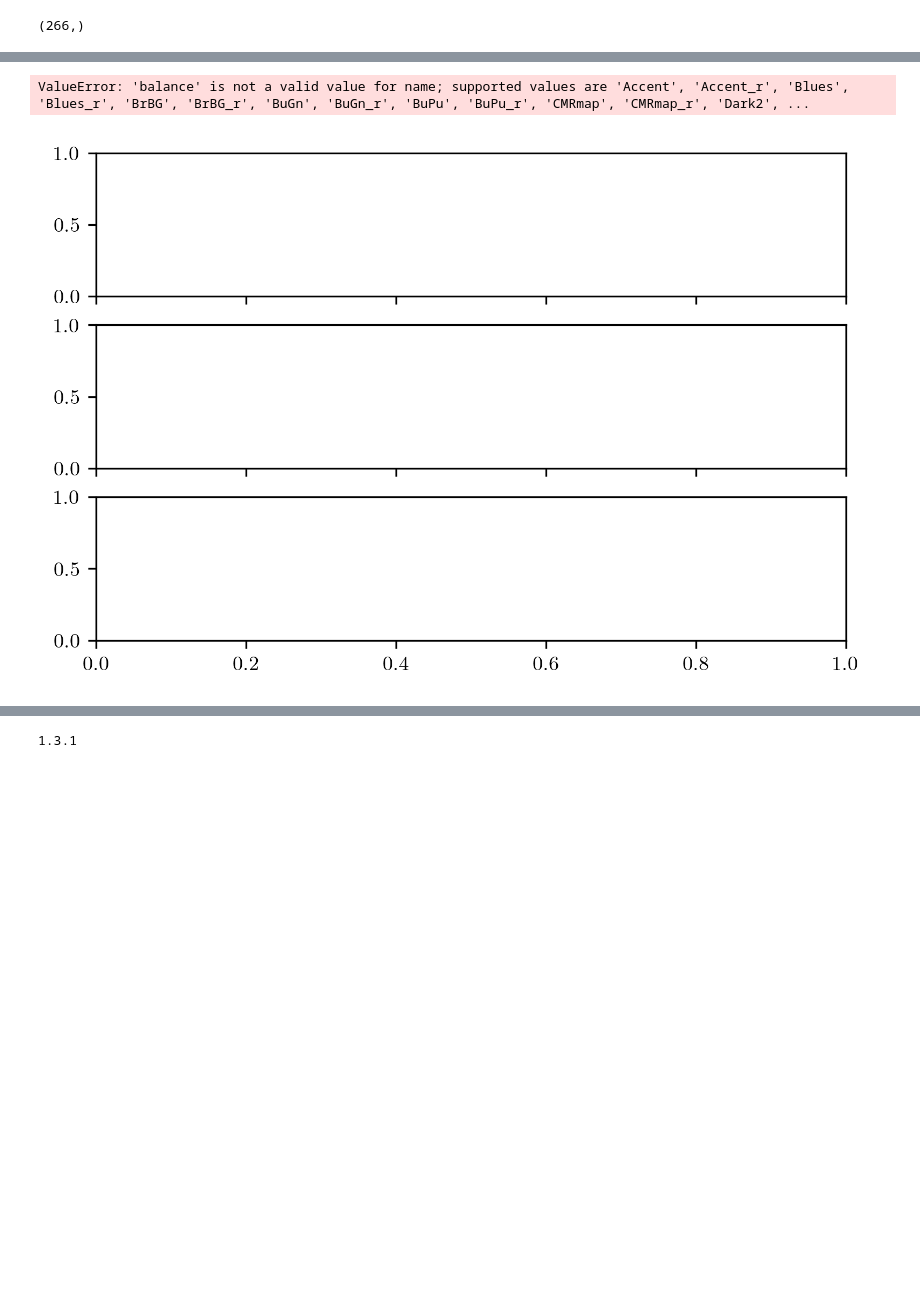
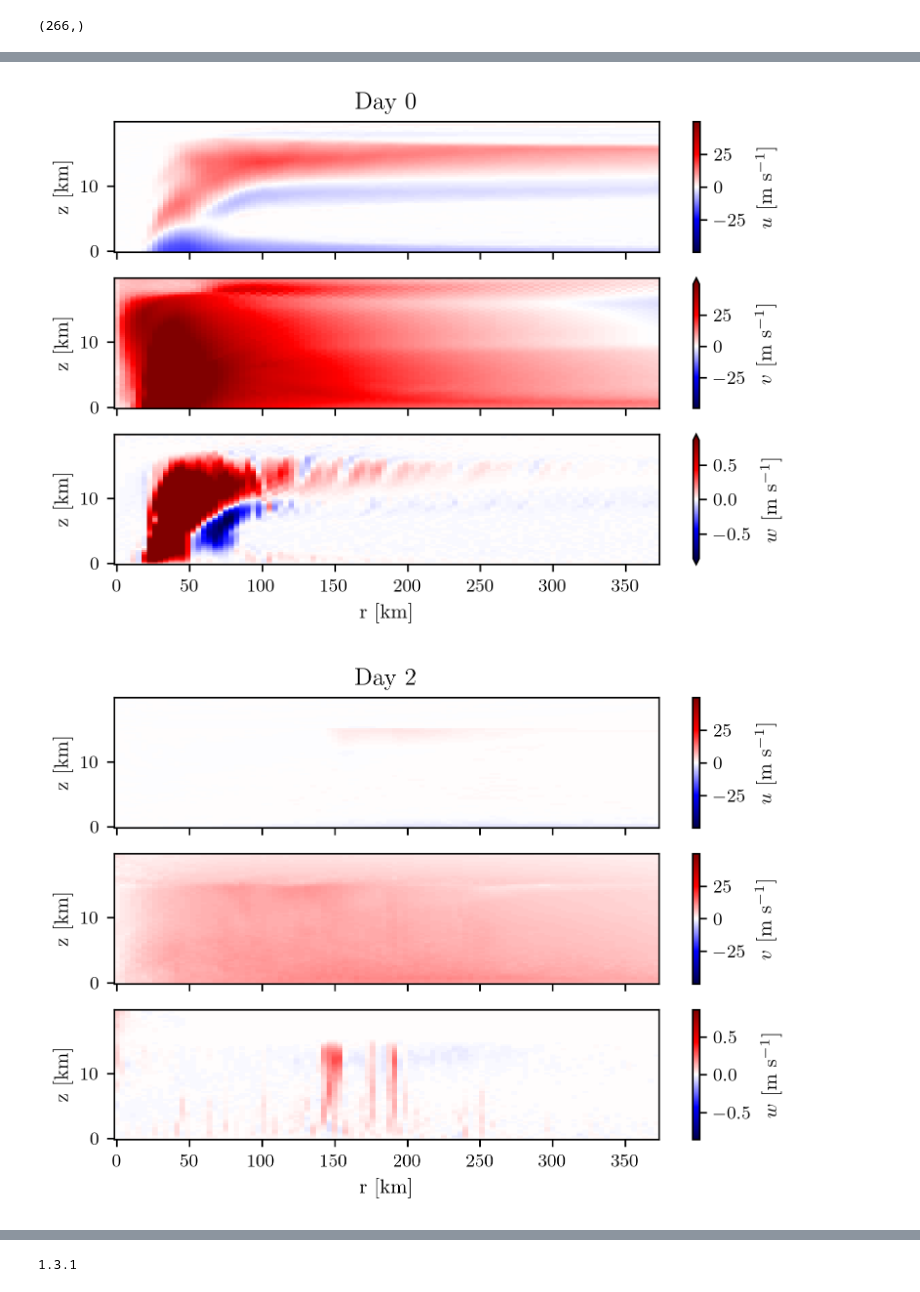
Before and after one commit to sdat2/rotunno87, a Jupyter notebook: notebooks/exploratory/sdat2-B-Read-in-Data.ipynb, the cells around one changed output, grey strips where cells are left out. Saved outputs shown, nothing was run; the diff lists cells and outputs as text; code cells hidden in the pictures; blank space fills up the shorter version.

```diff
--- a/notebooks/exploratory/sdat2-B-Read-in-Data.ipynb
+++ b/notebooks/exploratory/sdat2-B-Read-in-Data.ipynb
@@ -101,30 +76,33 @@ ds_uv.ucon.plot(col="T")
 # %%
 def balance(tup):
     return min(tup[0], -tup[1]), max(-tup[0], tup[1])
 
 def mi(a):
     return np.percentile(a, 2)
 def ma(a):
     return np.percentile(a, 98)
 
 umin, umax = balance((mi(ds_uv.ucon.values), ma(ds_uv.vcon.values)))
 vmin, vmax = balance((mi(ds_uv.vcon.values), ma(ds_uv.vcon.values)))
 wmin, wmax = balance((mi(ds_uv.wcon.values), ma(ds_uv.wcon.values)))
 
-cmap = "balance"
+cmap = "seismic"
+time = 9
+for time in range(10):
 
-fig, axs = plt.subplots(3, 1, sharex=True)
-ds_uv.ucon.isel(T=time).plot(ax=axs[0], # x="x", y="y",
-                             vmin=umin, vmax=umax, cmap=cmap, cbar_kwargs={"label": "$u$ [m s$^{-1}$]"})
-axs[0].set_xlabel("")
-axs[0].set_title("Day " +"{:.0f}".format(ds_uv.coords["T"].values[time]))
-ds_uv.vcon.isel(T=time).plot(ax=axs[1], # x="x", y="y",
-                             vmin=vmin, vmax=vmax, cmap=cmap, cbar_kwargs={"label": "$v$ [m s$^{-1}$]"})
-axs[1].set_xlabel("")
-axs[1].set_title("")
-ds_uv.wcon.isel(T=time).plot(ax=axs[2], # x="x", y="y",
-                             vmin=wmin, vmax=wmax, cmap=cmap, cbar_kwargs={"label": "$w$ [m s$^{-1}$]"})
-axs[2].set_title("")
+    fig, axs = plt.subplots(3, 1, sharex=True)
+    ds_uv.ucon.isel(T=time, x=slice(0, 100)).plot(ax=axs[0], # x="x", y="y",
+                                 vmin=umin, vmax=umax, cmap=cmap, cbar_kwargs={"label": "$u$ [m s$^{-1}$]"})
+    axs[0].set_xlabel("")
+    axs[0].set_title("Day " +"{:.0f}".format(ds_uv.coords["T"].values[time]))
+    ds_uv.vcon.isel(T=time, x=slice(0, 100)).plot(ax=axs[1], # x="x", y="y",
+                                 vmin=vmin, vmax=vmax, cmap=cmap, cbar_kwargs={"label": "$v$ [m s$^{-1}$]"})
+    axs[1].set_xlabel("")
+    axs[1].set_title("")
+    ds_uv.wcon.isel(T=time, x=slice(0, 100)).plot(ax=axs[2], # x="x", y="y",
+                                 vmin=wmin, vmax=wmax, cmap=cmap, cbar_kwargs={"label": "$w$ [m s$^{-1}$]"})
+    axs[2].set_title("")
+    plt.show()
 # %% [output]
-ValueError: 'balance' is not a valid value for name; supported values are 'Accent', 'Accent_r', 'Blues', 'Blues_r', 'BrBG', 'BrBG_r', 'BuGn', 'BuGn_r', 'BuPu', 'BuPu_r', 'CMRmap', 'CMRmap_r', 'Dark2', ...
-[figure, old version]
+[figure, new version]
+[figure, added]
```
Also changed, not shown: parts of 5 cells of this notebook, 2 other files.
